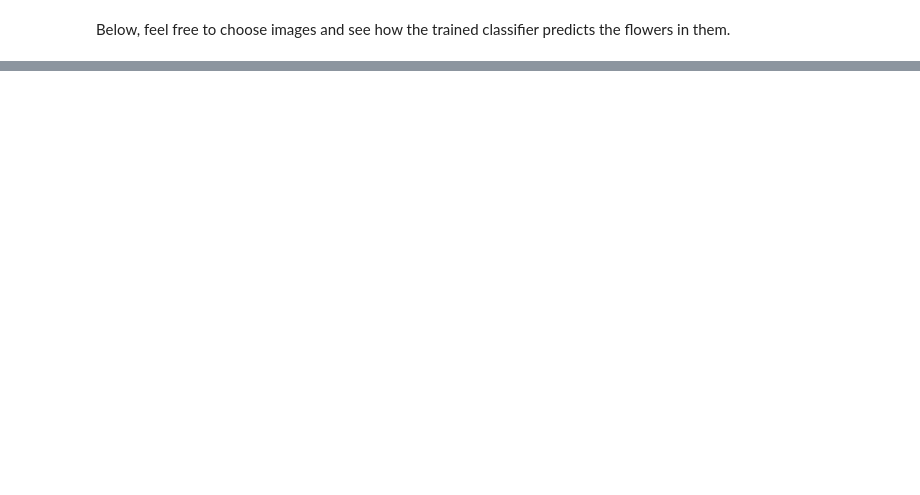
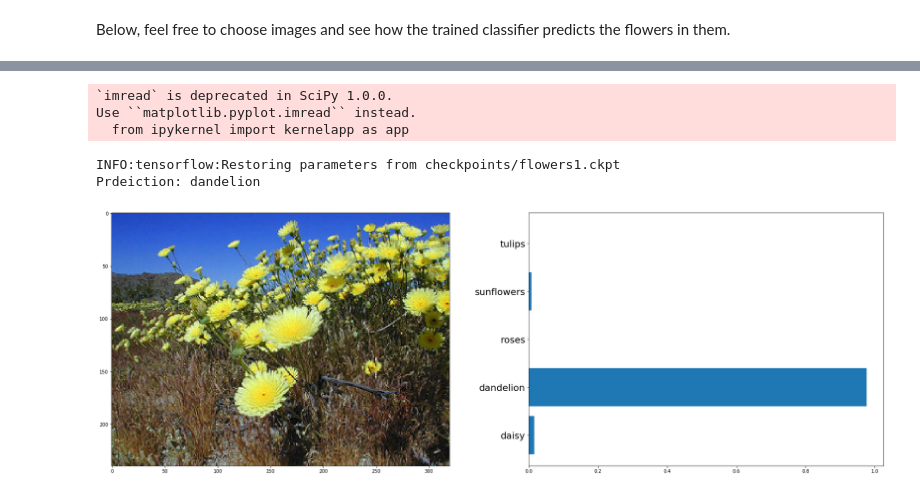
Before and after one commit to rhombhi/deep-learning, a Jupyter notebook: transfer-learning/Transfer_Learning_mine.ipynb, the cells around one changed output, grey strips where cells are left out. Drawn from its saved outputs; the diff is of its cells as text; code cells hidden in the pictures; blank space fills up the shorter version.

```diff
--- a/transfer-learning/Transfer_Learning_mine.ipynb
+++ b/transfer-learning/Transfer_Learning_mine.ipynb
@@ -278,0 +450,5 @@ Below, feel free to choose images and see how the trained classifier predicts th
+# %%
+with tf.Session() as sess:
+    input_ = tf.placeholder(tf.float32, [None, 224, 224, 3])
+    vgg = vgg16.Vgg16()
+    vgg.build(input_)
@@ -278,0 +460,10 @@ Below, feel free to choose images and see how the trained classifier predicts th
+# %%
+with tf.Session() as sess:
+    img = utils.load_image(test_img_path)
+    img = img.reshape((1, 224, 224, 3))
+    code = sess.run(vgg.relu6, feed_dict={input_:img})
+saver = tf.train.Saver()
+
+with tf.Session() as sess:
+    saver.restore(sess, tf.train.latest_checkpoint('checkpoints'))
+    prediction = sess.run(predicted, feed_dict={inputs_:code}).squeeze()
@@ -278,0 +494,28 @@ Below, feel free to choose images and see how the trained classifier predicts th
+# %%
+test_img_path = 'flower_photos/dandelion/8223949_2928d3f6f6_n.jpg'
+test_img = imread(test_img_path)
+with tf.Session() as sess:
+    img = utils.load_image(test_img_path)
+    img = img.reshape((1, 224, 224, 3))
+    code = sess.run(vgg.relu6, feed_dict={input_:img})
+saver = tf.train.Saver()
+
+with tf.Session() as sess:
+    saver.restore(sess, tf.train.latest_checkpoint('checkpoints'))
+    prediction = sess.run(predicted, feed_dict={inputs_:code}).squeeze()
+print('Prdeiction:',lb.classes_[np.where(prediction.round()==1)[0][0]])
+# %% [output]
+`imread` is deprecated in SciPy 1.0.0.
+Use ``matplotlib.pyplot.imread`` instead.
+  from ipykernel import kernelapp as app
+INFO:tensorflow:Restoring parameters from checkpoints/flowers1.ckpt
+Prdeiction: dandelion
+# %%
+fig = plt.figure(figsize=(30,10))
+plt.subplot(121)
+plt.imshow(test_img)
+plt.subplot(122)
+plt.barh(np.arange(5), prediction)
+_ = plt.yticks(np.arange(5), lb.classes_,fontsize=20)
+# %% [output]
+[figure, added]
```
Also changed, not shown: parts of 27 cells of this notebook.
